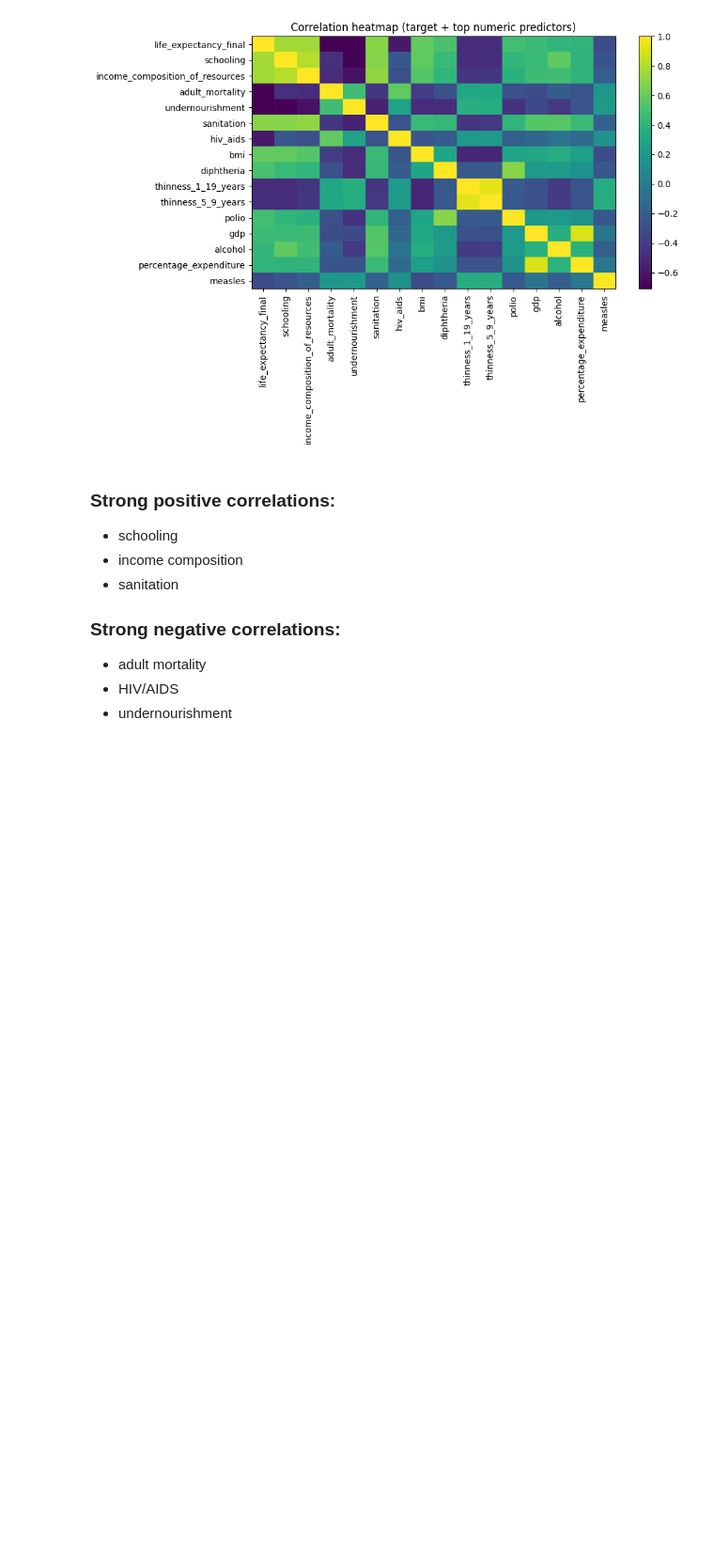
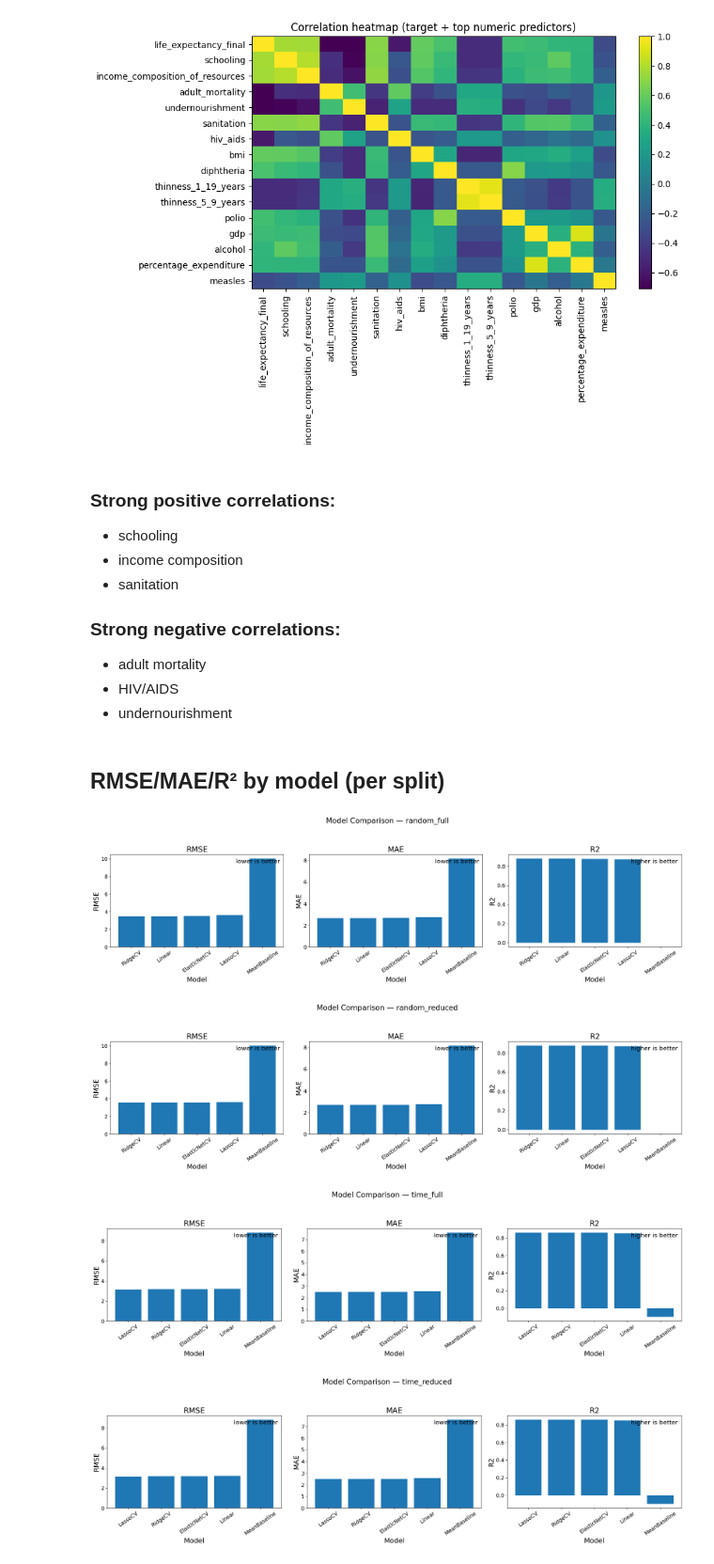
Before and after one commit to aleksiakolo/life-expectancy-analysis, a Jupyter notebook: notebooks/08_visualizations.ipynb, the cells around one changed output. Shown at 94% size. Cells and saved outputs as stored; diff of their text form; code cells hidden in the pictures; blank space fills up the shorter version.

```diff
--- a/notebooks/08_visualizations.ipynb
+++ b/notebooks/08_visualizations.ipynb
@@ -14,11 +14,23 @@ Project root: /Users/rnd4impact/Desktop/RND4IMPACT Projects/life-expectancy-anal
 # %% [markdown]
 ### Imports + Load Data
 # %%
+import json
 import numpy as np
 import pandas as pd
 import matplotlib.pyplot as plt
+import seaborn as sns
 
 df = pd.read_csv("../data/processed/main_dataset.csv")
 df["year"] = pd.to_numeric(df["year"], errors="raise").astype(int)
 df = df.dropna(subset=["life_expectancy_final"]).copy()
-df.shape
+
+df_metrics= pd.read_csv("../outputs/metrics/week4_baseline_results.csv")
+
+plt.rcParams.update({
+    "font.size": 16,
+    "axes.titlesize": 20,
+    "axes.labelsize": 18,
+    "xtick.labelsize": 14,
+    "ytick.labelsize": 14,
+    "legend.fontsize": 14,
+})
@@ -168,3 +185,38 @@ plt.show()
 - adult mortality
 - HIV/AIDS
 - undernourishment
+# %% [markdown]
+## RMSE/MAE/R² by model (per split)
+# %%
+metrics = ["rmse", "mae", "r2"]
+splits = sorted(df_metrics["split_name"].unique())
+
+for split in splits:
+    sub = df_metrics[df_metrics["split_name"] == split].copy()
+    sub = sub.sort_values("rmse")  # best first (lower RMSE is better)
+
+    fig, axes = plt.subplots(1, 3, figsize=(22, 6))
+    fig.suptitle(f"Model Comparison — {split}", y=1.05)
+
+    for ax, m in zip(axes, metrics):
+        ax.bar(sub["model_name"], sub[m])
+        ax.set_title(m.upper())
+        ax.set_xlabel("Model")
+        ax.set_ylabel(m.upper())
+        ax.tick_params(axis="x", rotation=35)
+
+        # helpful note on direction
+        if m in ["rmse", "mae"]:
+            ax.text(0.98, 0.95, "lower is better", transform=ax.transAxes,
+                    ha="right", va="top")
+        else:
+            ax.text(0.98, 0.95, "higher is better", transform=ax.transAxes,
+                    ha="right", va="top")
+
+    plt.tight_layout()
+    plt.show()
+# %% [output]
+[figure, added]
+[figure, added]
+[figure, added]
+[figure, added]
```
Also changed, not shown: parts of 6 cells of this notebook, 12 other files.
